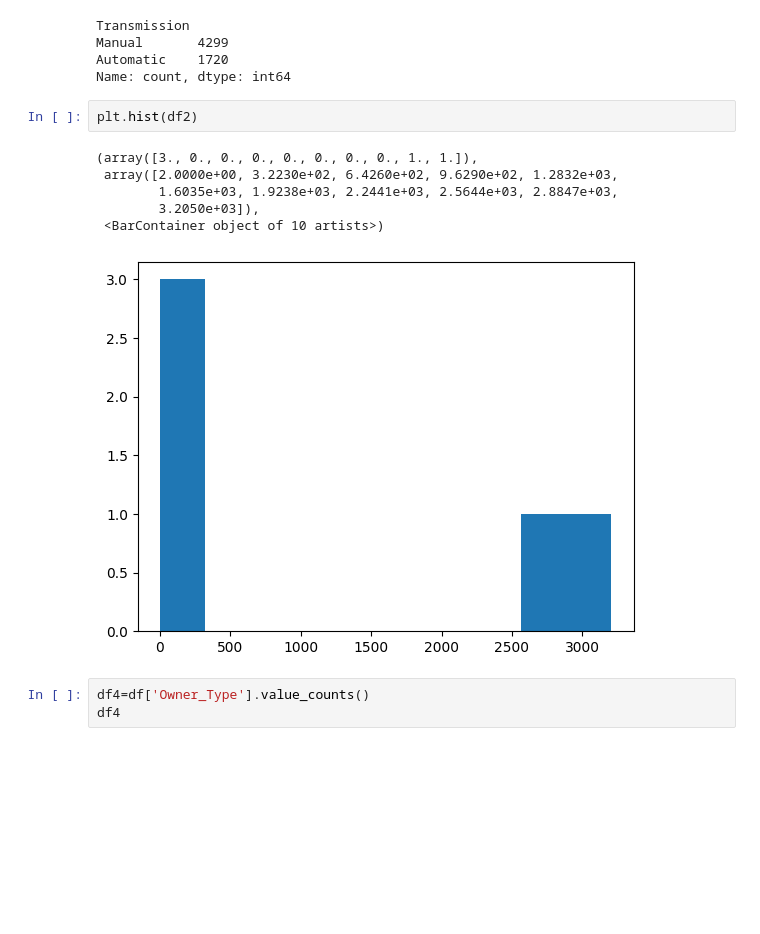
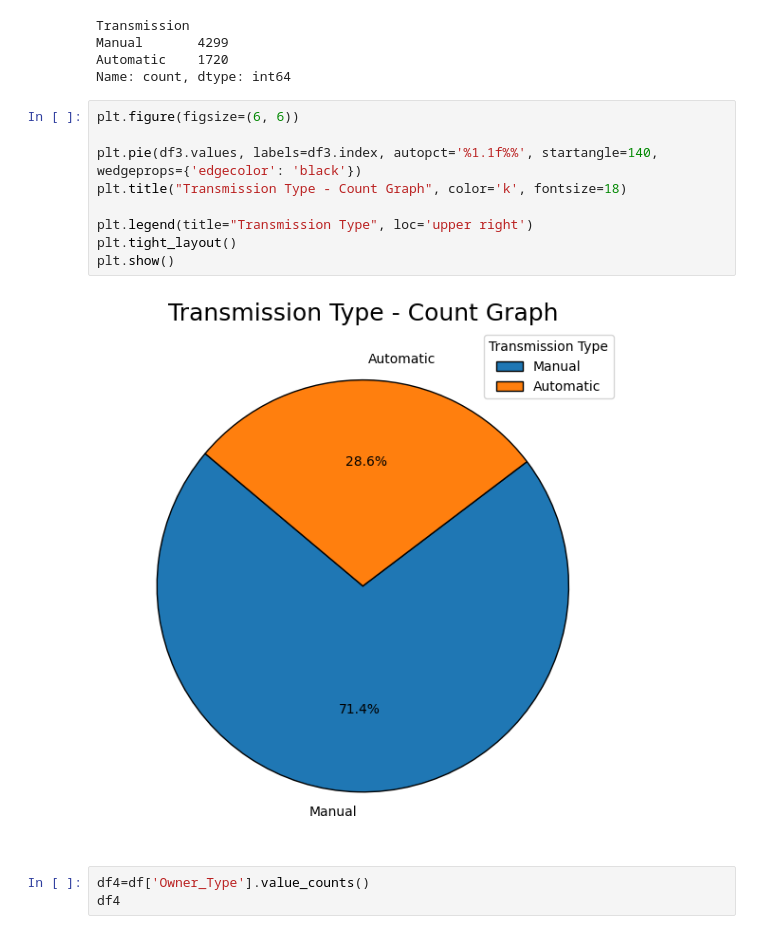
Before and after one commit to asna-v-a/car_price_prediction_using_regression, a Jupyter notebook: car_price_prediction.ipynb, the cells around one changed output. Saved outputs shown, nothing was run; the diff lists cells and outputs as text; blank space fills up the shorter version.

```diff
--- a/car_price_prediction.ipynb
+++ b/car_price_prediction.ipynb
@@ -131,15 +153,17 @@ Transmission
 Manual       4299
 Automatic    1720
 Name: count, dtype: int64
-# %%
-plt.hist(df2)
-# %% [output]
-(array([3., 0., 0., 0., 0., 0., 0., 0., 1., 1.]),
- array([2.0000e+00, 3.2230e+02, 6.4260e+02, 9.6290e+02, 1.2832e+03,
-        1.6035e+03, 1.9238e+03, 2.2441e+03, 2.5644e+03, 2.8847e+03,
-        3.2050e+03]),
- <BarContainer object of 10 artists>)
-[figure, removed]
+# %%
+plt.figure(figsize=(6, 6))
+
+plt.pie(df3.values, labels=df3.index, autopct='%1.1f%%', startangle=140, wedgeprops={'edgecolor': 'black'})
+plt.title("Transmission Type - Count Graph", color='k', fontsize=18)
+
+plt.legend(title="Transmission Type", loc='upper right')
+plt.tight_layout()
+plt.show()
+# %% [output]
+[figure, added]
 # %%
 df4=df['Owner_Type'].value_counts()
 df4
```
Also changed, not shown: parts of 69 cells of this notebook.
